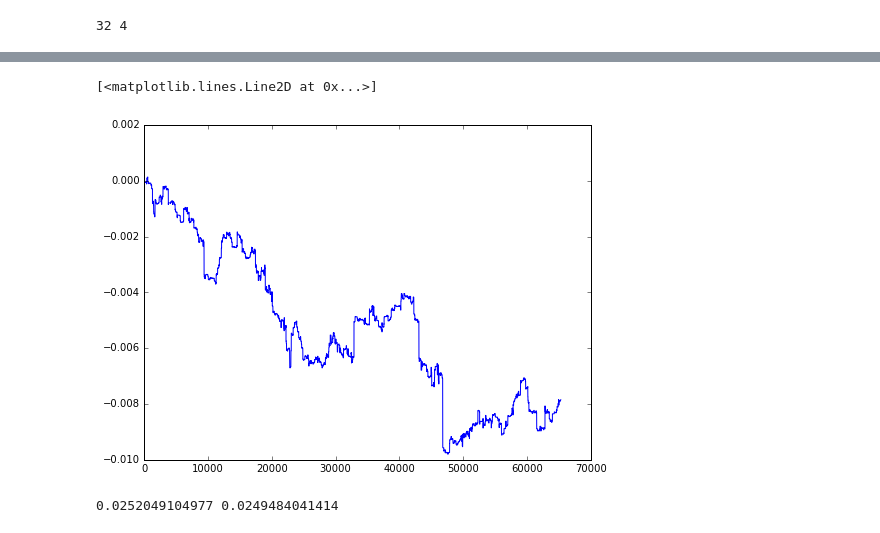
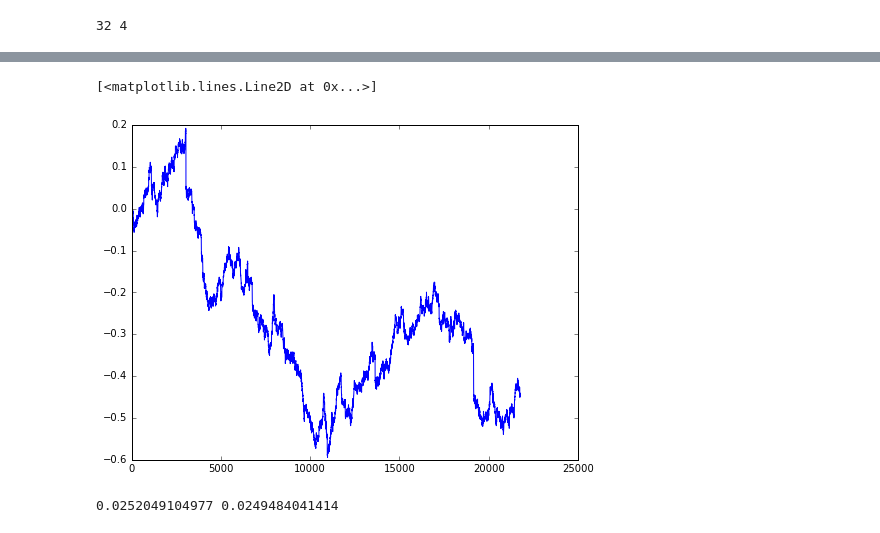
Before and after one commit to lightatron/tfFxTesting, a Jupyter notebook: pred_fx.ipynb, the cells around one changed output, grey strips where cells are left out. Saved outputs shown, nothing was run; the diff lists cells and outputs as text; code cells hidden in the pictures.

```diff
--- a/pred_fx.ipynb
+++ b/pred_fx.ipynb
@@ -198,7 +198,7 @@ x_test_vals = x_test.astype(np.float32).values
 y_test_vals = y_test.astype(np.float32).values
 
 
-num_hidden_1 = 50
+num_hidden_1 = 200
 #num_hidden_2 = 20
 
 X = tf.placeholder("float")
@@ -216,14 +216,14 @@ b_2 = tf.Variable(tf.truncated_normal([num_outs,], stddev = 1e-4, name="bias"))
 
 hidden = tf.nn.relu(tf.add(tf.matmul(X, W_1), b_1))
 #hidden = tf.add(tf.matmul(X, W_1), b_1)
-hidden = tf.nn.dropout(hidden, keep_prob=0.75)
+hidden = tf.nn.dropout(hidden, keep_prob=0.5)
 
 y_model = tf.add(tf.matmul(hidden, W_2), b_2)
 
 loss = tf.reduce_mean(tf.square(y - y_model) * 1e4)
 #loss = tf.reduce_sum(tf.pow(y - y_train_vals, 2))
 #loss_p = tf.Print(loss, [loss], "loss: ")
-optimizer = tf.train.GradientDescentOptimizer(0.0001).minimize(loss)
+optimizer = tf.train.GradientDescentOptimizer(0.00001).minimize(loss)
 init = tf.initialize_all_variables()
 #train = optimizer.minimize(loss)
 # %% [output]
@@ -246,4 +246,7 @@ with tf.Session() as sess:
 
     w_mod = W_1.eval()
     b_mod = b_1.eval()
+
+    y_is = y_model.eval(feed_dict={X:x_train_vals, y:y_train_vals})
+    y_os = y_model.eval(feed_dict={X:x_test_vals, y:y_test_vals})
 # %% [output]
@@ -257,7 +276,7 @@ x_test_vals = x_test.astype(np.float32).values
 y_test_vals = y_test.astype(np.float32).values
 
 
-num_hidden_1 = 30
+num_hidden_1 =80
 num_hidden_2 = 30
 
 X = tf.placeholder("float")
@@ -319,9 +355,10 @@ Testing iteration: 0000 cost= 2736.614990234
 # %%
-p = y_ * y_train_vals
-plt.plot(p.sum(axis=1).cumsum())
+p_is = np.sign(y_is) * y_train_vals
+p_os = np.sign(y_os) * y_test_vals
+plt.plot(p_os.sum(axis=1).cumsum())
 # %% [output]
 [<matplotlib.lines.Line2D at 0x...>]
-[figure, old version]
+[figure, new version]
 # %%
 from sklearn.linear_model import LinearRegression
 from sklearn.metrics import mean_squared_error
```
Also changed, not shown: parts of 5 cells of this notebook.
